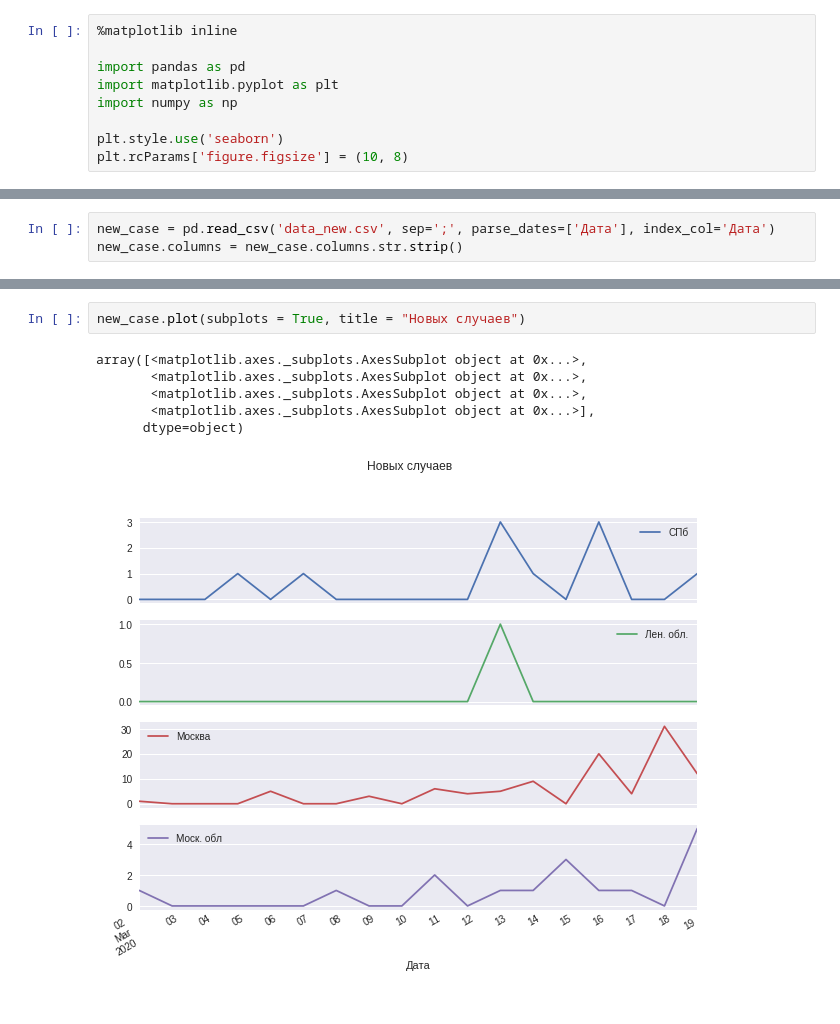
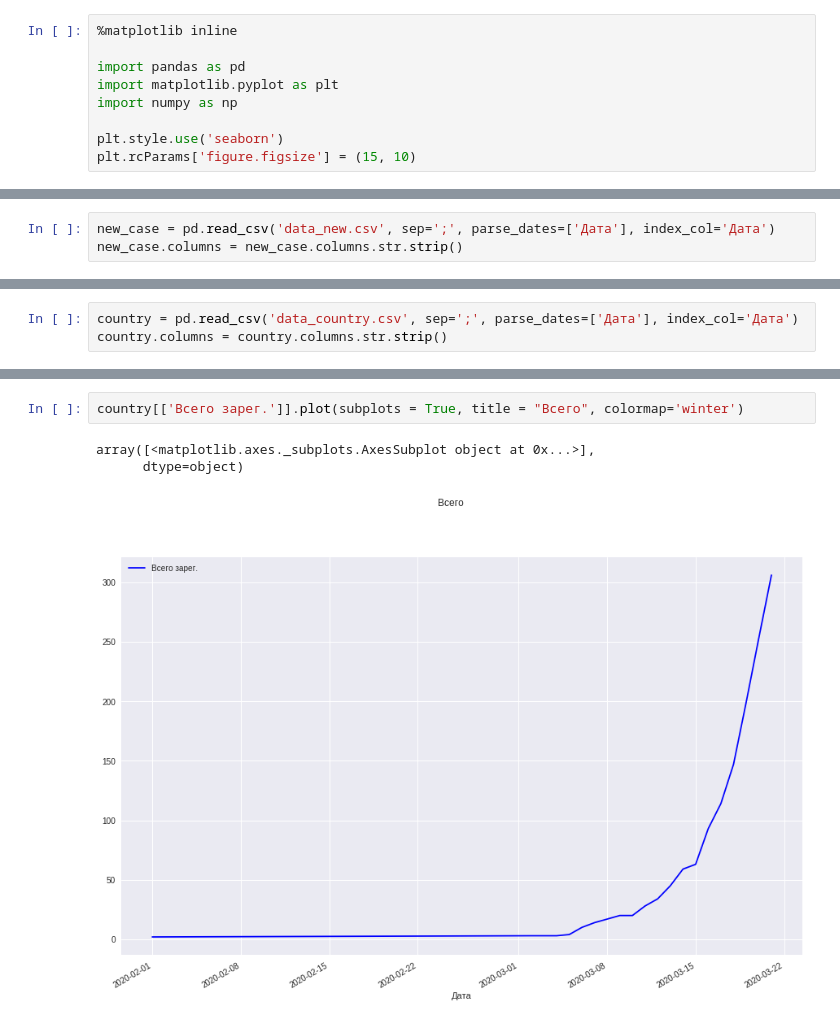
Before and after one commit to smeyashka/corona, a Jupyter notebook: graph.ipynb, the cells around one changed output, grey strips where cells are left out. Drawn from its saved outputs; the diff is of its cells as text.

Commit message:
upd: data, add: country graph

```diff
--- a/graph.ipynb
+++ b/graph.ipynb
@@ -6,4 +6,4 @@ import matplotlib.pyplot as plt
 import numpy as np
 
 plt.style.use('seaborn')
-plt.rcParams['figure.figsize'] = (10, 8)
+plt.rcParams['figure.figsize'] = (15, 10)
@@ -115,0 +168,3 @@ new_case
+# %%
+country = pd.read_csv('data_country.csv', sep=';', parse_dates=['Дата'], index_col='Дата')
+country.columns = country.columns.str.strip()
@@ -116,9 +201,6 @@ new_case
 # %%
-new_case.plot(subplots = True, title = "Новых случаев")
+country[['Всего зарег.']].plot(subplots = True, title = "Всего", colormap='winter')
 # %% [output]
-array([<matplotlib.axes._subplots.AxesSubplot object at 0x...>,
-       <matplotlib.axes._subplots.AxesSubplot object at 0x...>,
-       <matplotlib.axes._subplots.AxesSubplot object at 0x...>,
-       <matplotlib.axes._subplots.AxesSubplot object at 0x...>],
+array([<matplotlib.axes._subplots.AxesSubplot object at 0x...>],
       dtype=object)
-[figure, old version]
+[figure, new version]
```
Also changed, not shown: parts of 19 cells of this notebook, 3 other files.
